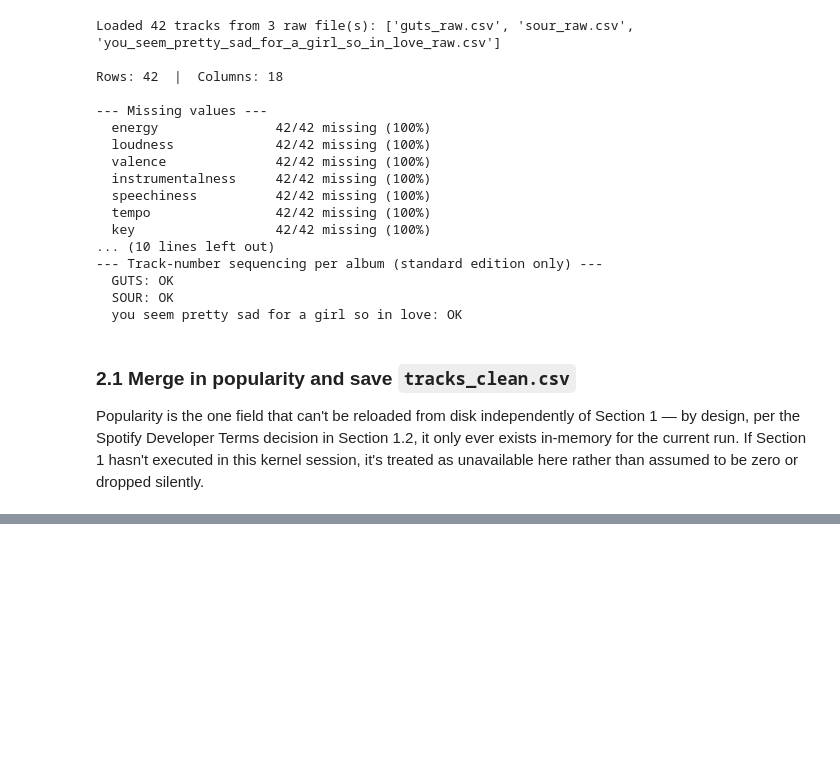
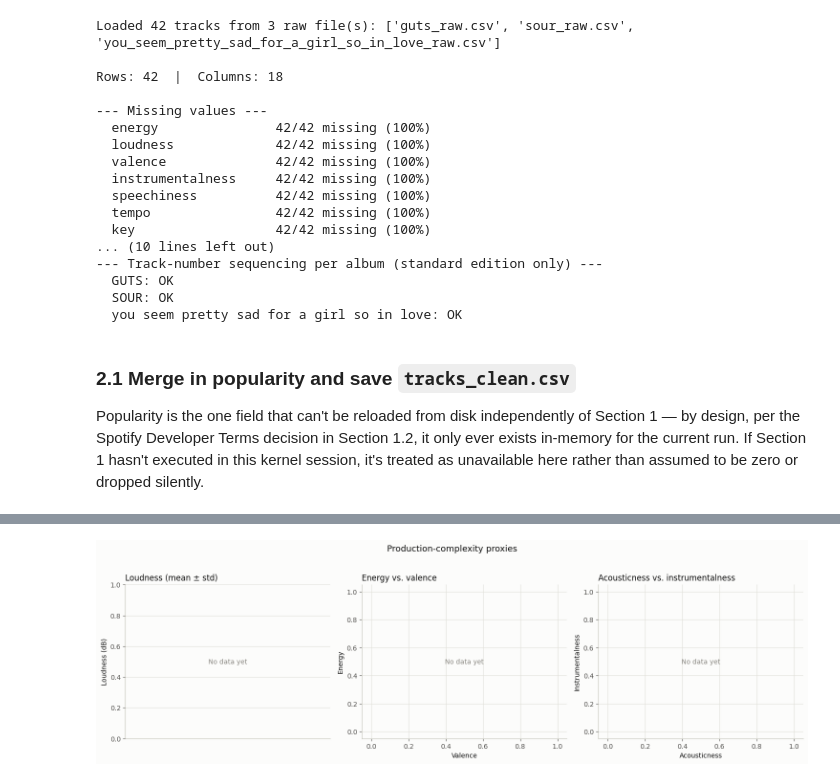
Before and after one commit to RasiShruthisuresh/OR3_Production_Project, a Jupyter notebook: notebooks/data_engineering_olivia_rodrigo.ipynb, the cells around one changed output, grey strips where cells are left out. Drawn from its saved outputs; the diff is of its cells as text; code cells hidden in the pictures; blank space fills up the shorter version.

```diff
--- a/notebooks/data_engineering_olivia_rodrigo.ipynb
+++ b/notebooks/data_engineering_olivia_rodrigo.ipynb
@@ -775,0 +914,54 @@ Saved D:\OR analysis\data\processed\tracks_clean.csv — 42 rows, 20 columns
+# %%
+def _scatter_panel(ax, subset, x_col, y_col, title):
+    plotted_any = False
+    for album in ALBUM_ORDER:
+        album_df = subset[subset["album"] == album].dropna(subset=[x_col, y_col])
+        if album_df.empty:
+            continue
+        plotted_any = True
+        ax.scatter(album_df[x_col], album_df[y_col], color=ALBUM_COLORS[album], s=50, alpha=0.85,
+                    edgecolor="#fcfcfb", linewidth=1, label=ALBUM_SHORT_LABELS[album])
+    if not plotted_any:
+        ax.text(0.5, 0.5, "No data yet", ha="center", va="center", color="#898781", transform=ax.transAxes)
+    else:
+        ax.legend(frameon=False, fontsize=8)
+    ax.set_xlabel(x_col.capitalize())
+    ax.set_ylabel(y_col.capitalize())
+    ax.set_xlim(-0.05, 1.05)
+    ax.set_ylim(-0.05, 1.05)
+    ax.set_title(title, loc="left")
+
+
+def plot_production_complexity(df: pd.DataFrame):
+    subset = standard_edition(df)
+    fig, axes = plt.subplots(1, 3, figsize=(15, 4.5))
+
+    ax = axes[0]
+    loud_mean = subset.groupby("album")["loudness"].mean().reindex(ALBUM_ORDER)
+    loud_std = subset.groupby("album")["loudness"].std().reindex(ALBUM_ORDER)
+    if loud_mean.notna().sum() == 0:
+        ax.text(0.5, 0.5, "No data yet", ha="center", va="center", color="#898781", transform=ax.transAxes)
+        ax.set_xticks([])
+    else:
+        x = list(range(len(ALBUM_ORDER)))
+        ax.errorbar(x, loud_mean.values, yerr=loud_std.values, fmt="none", ecolor="#c3c2b7", capsize=4, zorder=1)
+        for i, album in enumerate(ALBUM_ORDER):
+            ax.scatter(i, loud_mean[album], color=ALBUM_COLORS[album], s=80, zorder=3,
+                        edgecolor="#fcfcfb", linewidth=1.5)
+        ax.set_xticks(x)
+        ax.set_xticklabels([ALBUM_SHORT_LABELS[a] for a in ALBUM_ORDER], rotation=20, ha="right", fontsize=8)
+        ax.set_xlim(-0.4, len(ALBUM_ORDER) - 0.6)
+    ax.set_ylabel("Loudness (dB)")
+    ax.set_title("Loudness (mean ± std)", loc="left")
+
+    _scatter_panel(axes[1], subset, "valence", "energy", "Energy vs. valence")
+    _scatter_panel(axes[2], subset, "acousticness", "instrumentalness", "Acousticness vs. instrumentalness")
+
+    fig.suptitle("Production-complexity proxies", fontsize=13, y=1.03)
+    fig.tight_layout()
+    plt.show()
+
+
+plot_production_complexity(tracks_clean)
+# %% [output]
+[figure, added]
```
Also changed, not shown: parts of 9 cells of this notebook.
